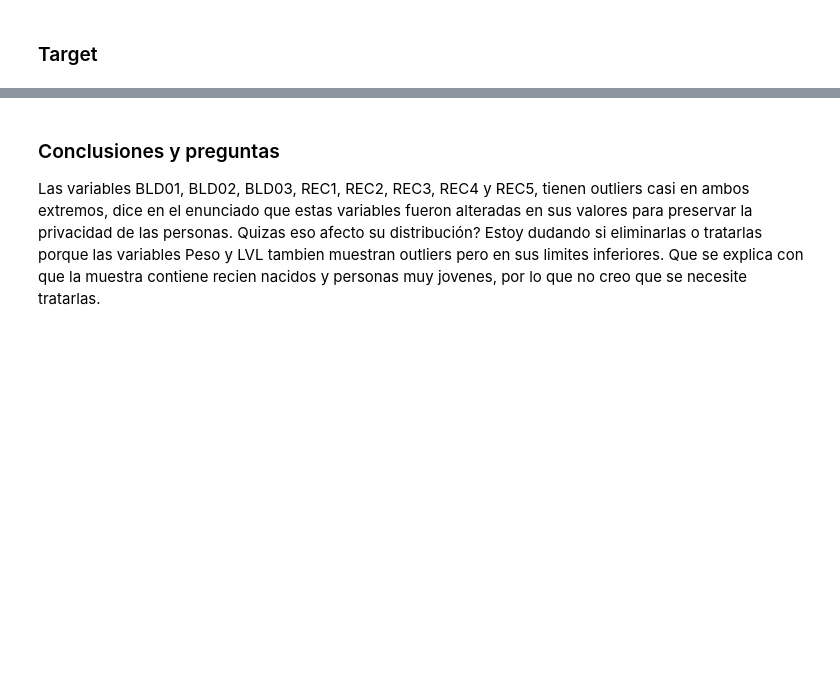
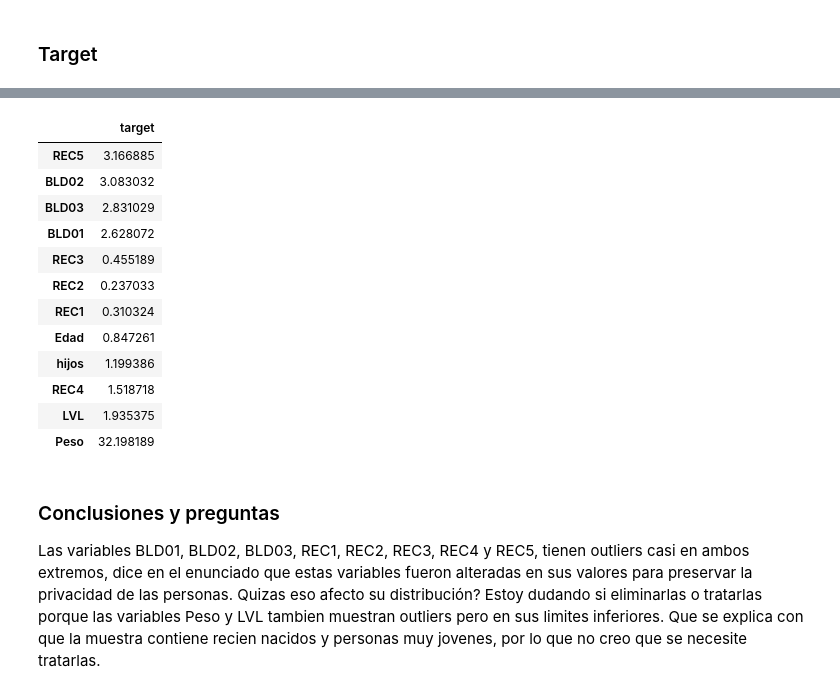
Before and after one commit to ignaciomontovio/TP-Virus, a Jupyter notebook: TP_EntregableVirus.ipynb, the cells around one changed output, grey strips where cells are left out. Cells and saved outputs as stored; diff of their text form; code cells hidden in the pictures; blank space fills up the shorter version.

```diff
--- a/TP_EntregableVirus.ipynb
+++ b/TP_EntregableVirus.ipynb
@@ -222,3 +509,23 @@ sns.countplot(x='target', data=df, hue='target', legend=False)
+# %%
+df_target_corr = df.select_dtypes(include=['int', 'float']).corr()[["target"]]*100 # lo pasamos a porcentajes
+df_target_corr = df_target_corr.drop("target", axis=0) # eliminamos la variable target
+df_target_corr = df_target_corr.sort_values(["target"], ascending=False) # ordenamos en forma descendente
+df_target_corr = abs(df_target_corr) # nos interesa el valor absouluto
+df_target_corr
+# %% [output]
+|  | target |
+| REC5 | 3.166885 |
+| BLD02 | 3.083032 |
+| BLD03 | 2.831029 |
+| BLD01 | 2.628072 |
+| REC3 | 0.455189 |
+| REC2 | 0.237033 |
+| REC1 | 0.310324 |
+| Edad | 0.847261 |
+| hijos | 1.199386 |
+| REC4 | 1.518718 |
+| LVL | 1.935375 |
+| Peso | 32.198189 |
 # %% [markdown]
 ### Conclusiones y preguntas
 
```
Also changed, not shown: parts of 53 cells of this notebook.
